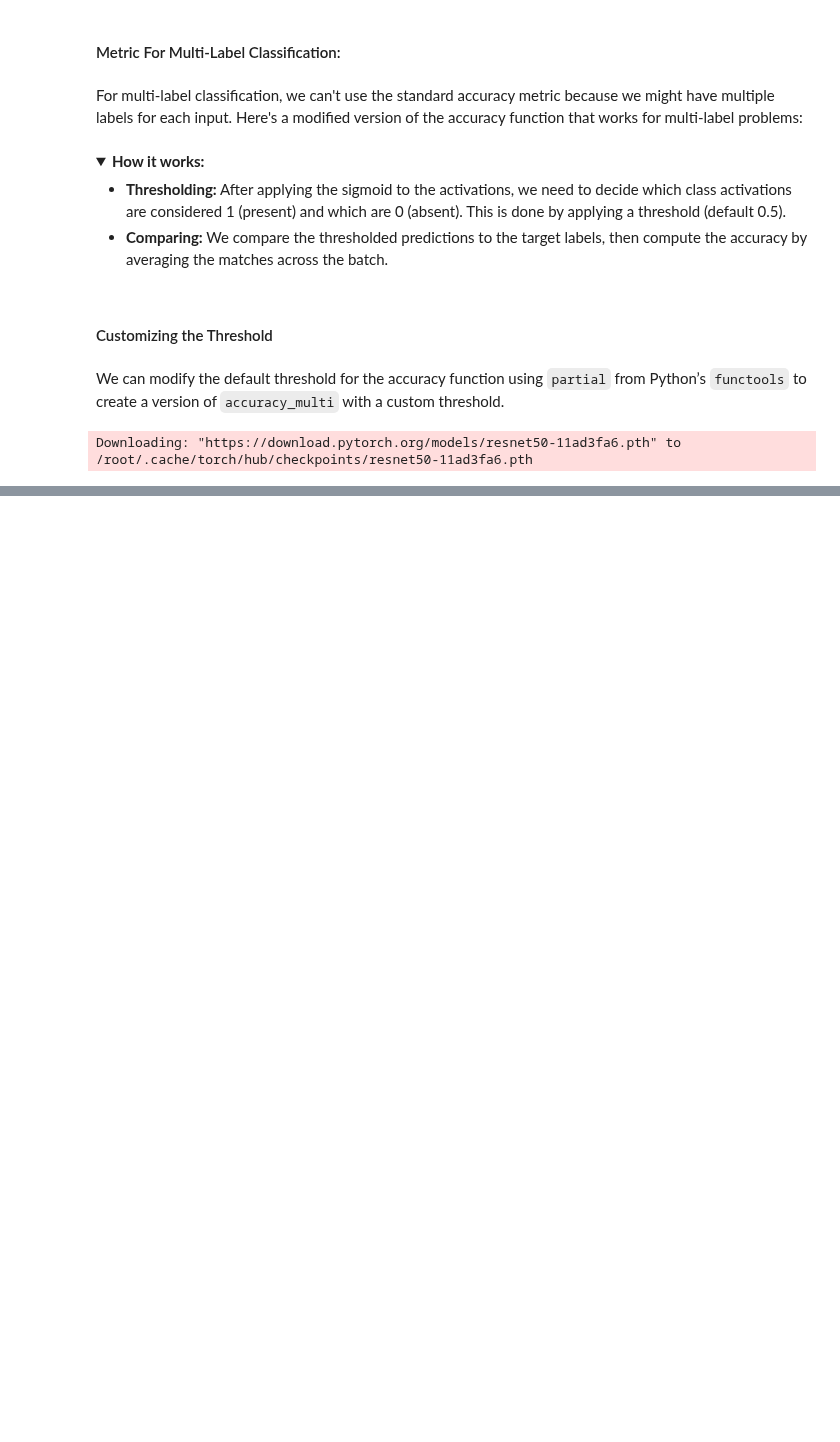
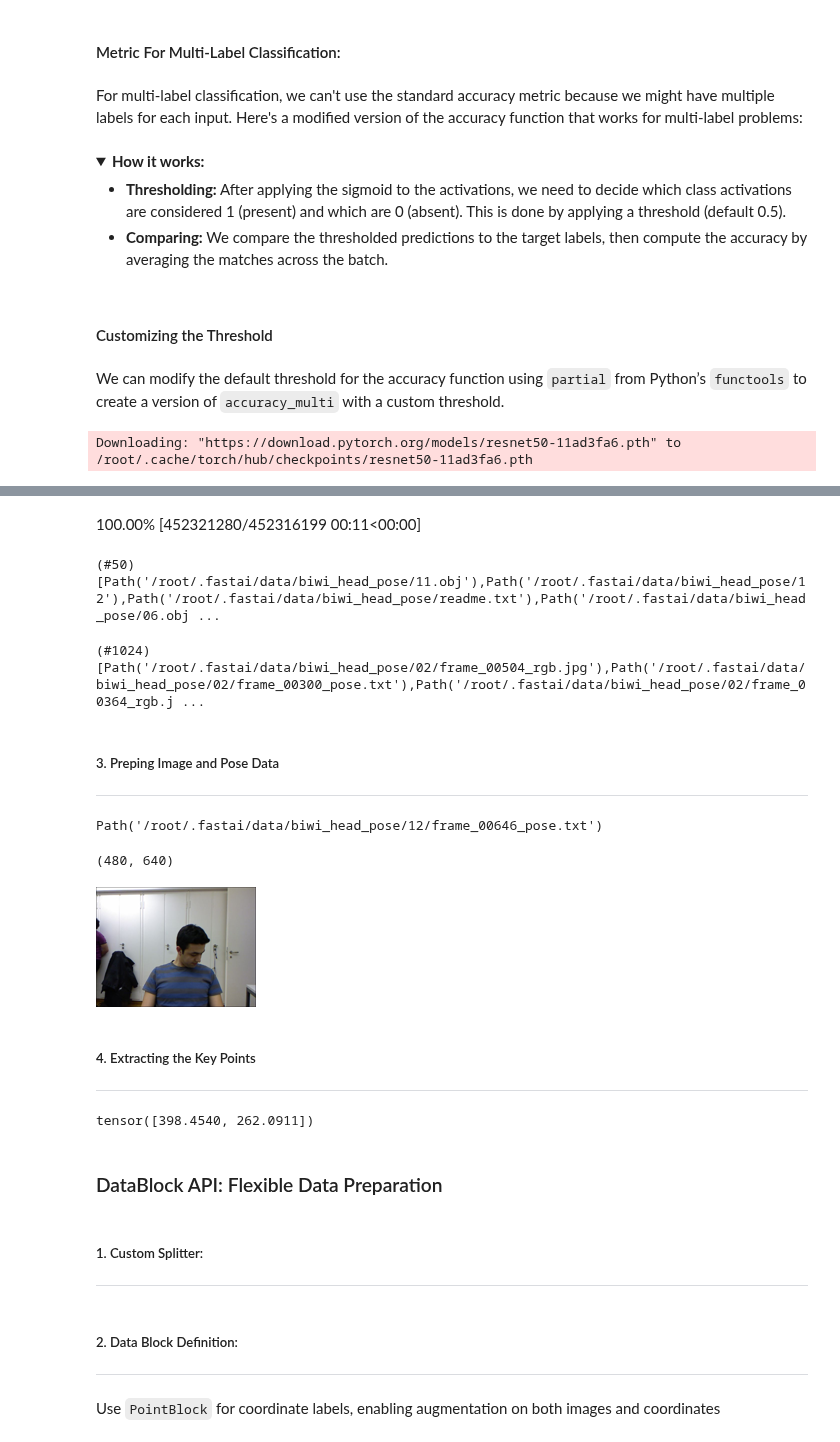
Before and after one commit to Firojpaudel/Machine-Learning-Notes, a Jupyter notebook: Practical Deep Learning For Coders/Chapter_6.ipynb, the cells around one changed output, grey strips where cells are left out. Cells and saved outputs as stored; diff of their text form; code cells hidden in the pictures; folded sections open; blank space fills up the shorter version.

````diff
--- a/Practical Deep Learning For Coders/Chapter_6.ipynb
+++ b/Practical Deep Learning For Coders/Chapter_6.ipynb
@@ -465,0 +507,40 @@ plt.plot(xs, accs)
+# %%
+path = untar_data(URLs.BIWI_HEAD_POSE)
+path.ls()
+# %% [output]
+100.00% [452321280/452316199 00:11<00:00]
+(#50) [Path('/root/.fastai/data/biwi_head_pose/11.obj'),Path('/root/.fastai/data/biwi_head_pose/12'),Path('/root/.fastai/data/biwi_head_pose/readme.txt'),Path('/root/.fastai/data/biwi_head_pose/06.obj ...
+# %%
+(path/'02').ls()          ##Viewing the contents of folder '02'
+# %% [output]
+(#1024) [Path('/root/.fastai/data/biwi_head_pose/02/frame_00504_rgb.jpg'),Path('/root/.fastai/data/biwi_head_pose/02/frame_00300_pose.txt'),Path('/root/.fastai/data/biwi_head_pose/02/frame_00364_rgb.j ...
+# %% [markdown]
+##### 3. Preping Image and Pose Data
+
+---
+# %%
+#@ Extracting the pose files:
+
+img_files = get_image_files(path)
+
+def img2pose(x):
+  return Path(f'{str(x)[:-7]}pose.txt')
+
+img2pose(img_files[0])
+# %% [output]
+Path('/root/.fastai/data/biwi_head_pose/12/frame_00646_pose.txt')
+# %%
+#@ Image Visualization:
+
+im = PILImage.create(img_files[0])
+im.shape
+# %% [output]
+(480, 640)
+# %%
+im.to_thumb(160)
+# %% [output]
+[figure, added]
+# %% [markdown]
+##### 4. Extracting the Key Points
+
+---
@@ -465,0 +557,10 @@ plt.plot(xs, accs)
+# %%
+ get_ctr(img_files[0])
+# %% [output]
+tensor([398.4540, 262.0911])
+# %% [markdown]
+### DataBlock API: Flexible Data Preparation
+# %% [markdown]
+##### 1. Custom Splitter:
+
+---
@@ -465,0 +571,6 @@ plt.plot(xs, accs)
+# %% [markdown]
+##### 2. Data Block Definition:
+
+---
+# %% [markdown]
+Use ```PointBlock``` for coordinate labels, enabling augmentation on both images and coordinates
````
Also changed, not shown: parts of 26 cells of this notebook.
